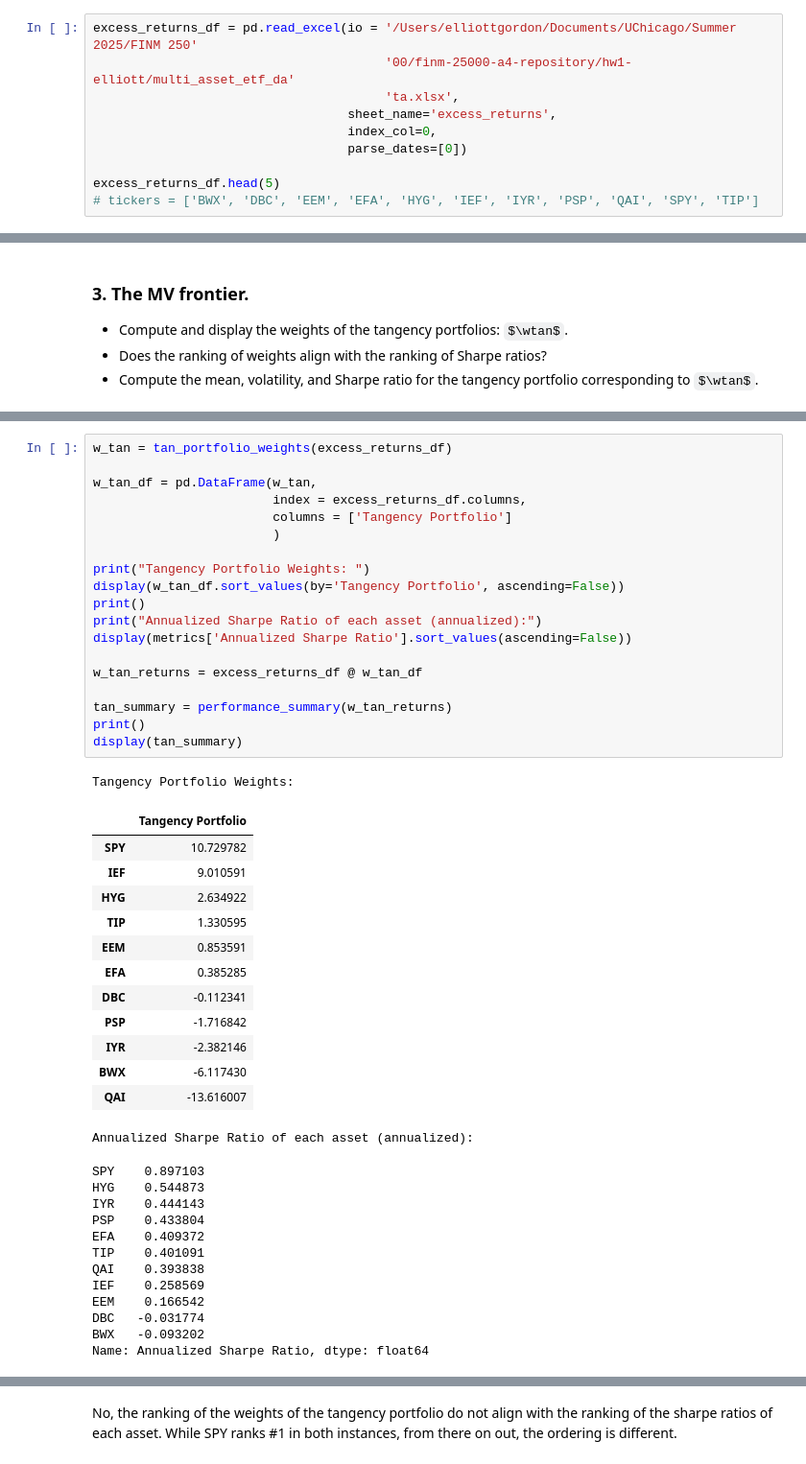
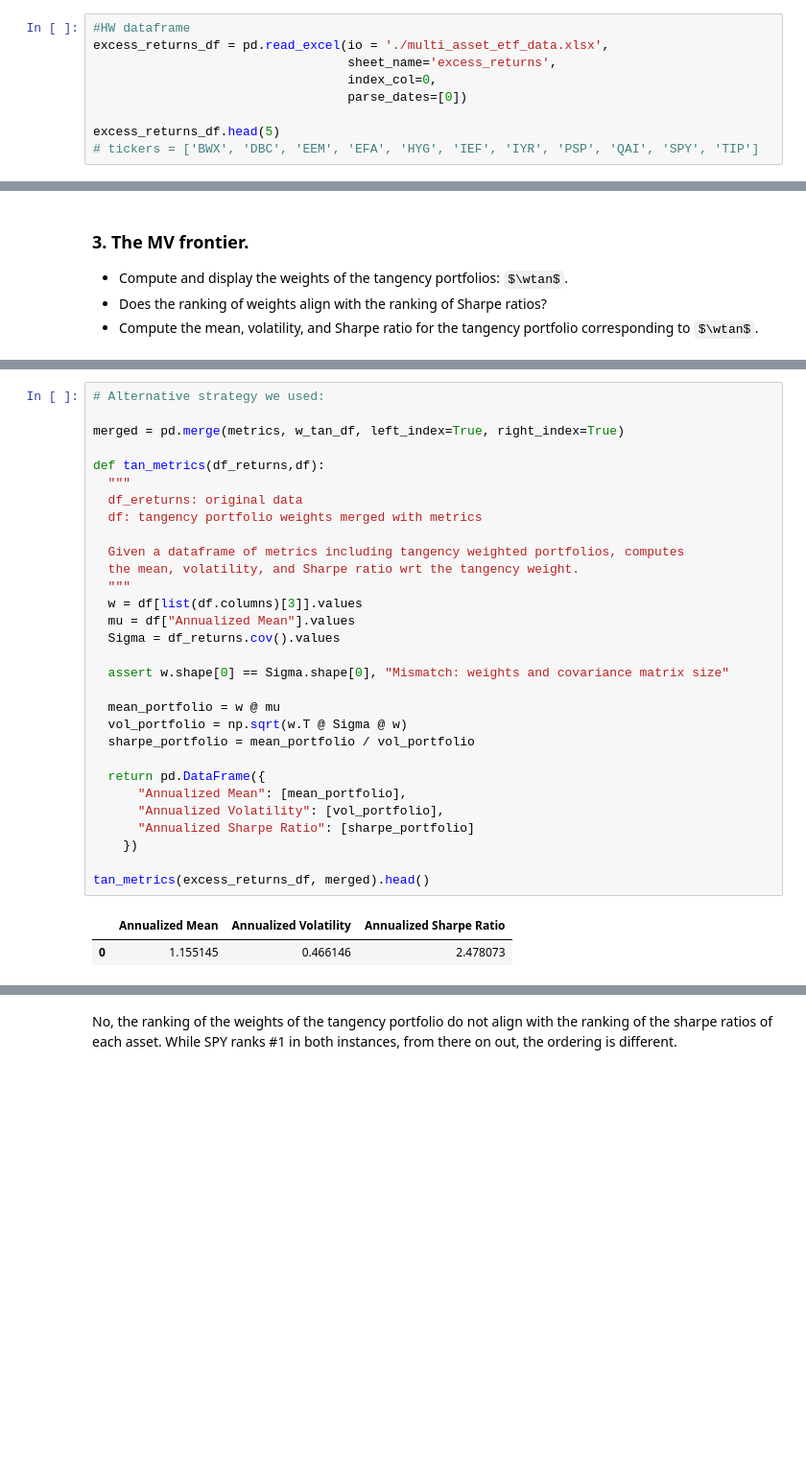
Before and after one commit to elliottgordon/finm-25000-a4-repository, a Jupyter notebook: hw1/Elliott_Homework_1.ipynb, the cells around one changed output, grey strips where cells are left out. Shown at 96% size. Saved outputs shown, nothing was run; the diff lists cells and outputs as text; some formulas as TeX source; blank space fills up the shorter version.

Commit message:
Merged Georgia and Elliott's work for some questions in Q2 and completed Q2 Part 4

```diff
--- a/hw1/Elliott_Homework_1.ipynb
+++ b/hw1/Elliott_Homework_1.ipynb
@@ -112,9 +112,8 @@ Be sure to annualize all three statss (mean, vol, Sharpe).
 * vol is scaled by `sqrt(12)`
 * Sharpe is scaled by `sqrt(12)`
 # %%
-excess_returns_df = pd.read_excel(io = '/Users/elliottgordon/Documents/UChicago/Summer 2025/FINM 250'
-                                       '00/finm-25000-a4-repository/hw1-elliott/multi_asset_etf_da'
-                                       'ta.xlsx',
+#HW dataframe
+excess_returns_df = pd.read_excel(io = './multi_asset_etf_data.xlsx',
                                   sheet_name='excess_returns',
                                   index_col=0,
                                   parse_dates=[0])
@@ -278,46 +347,33 @@ def tan_portfolio_weights(dataframe):
 # %%
-w_tan = tan_portfolio_weights(excess_returns_df)
+# Alternative strategy we used:
 
-w_tan_df = pd.DataFrame(w_tan,
-                        index = excess_returns_df.columns,
-                        columns = ['Tangency Portfolio']
-                        )
+merged = pd.merge(metrics, w_tan_df, left_index=True, right_index=True)
 
-print("Tangency Portfolio Weights: ")
-display(w_tan_df.sort_values(by='Tangency Portfolio', ascending=False))
-print()
-print("Annualized Sharpe Ratio of each asset (annualized):")
-display(metrics['Annualized Sharpe Ratio'].sort_values(ascending=False))
+def tan_metrics(df_returns,df):
+  """
+  df_ereturns: original data
+  df: tangency portfolio weights merged with metrics
 
-w_tan_returns = excess_returns_df @ w_tan_df
+  Given a dataframe of metrics including tangency weighted portfolios, computes
+  the mean, volatility, and Sharpe ratio wrt the tangency weight.
+  """
+  w = df[list(df.columns)[3]].values
+  mu = df["Annualized Mean"].values
+  Sigma = df_returns.cov().values
 
-tan_summary = performance_summary(w_tan_returns)
-print()
-display(tan_summary)
+  assert w.shape[0] == Sigma.shape[0], "Mismatch: weights and covariance matrix size"
+
+  mean_portfolio = w @ mu
+  vol_portfolio = np.sqrt(w.T @ Sigma @ w)
+  sharpe_portfolio = mean_portfolio / vol_portfolio
+
+  return pd.DataFrame({
+      "Annualized Mean": [mean_portfolio],
+      "Annualized Volatility": [vol_portfolio],
+      "Annualized Sharpe Ratio": [sharpe_portfolio]
+    })
+
+tan_metrics(excess_returns_df, merged).head()
 # %% [output]
-Tangency Portfolio Weights:
-|  | Tangency Portfolio |
-| SPY | 10.729782 |
-| IEF | 9.010591 |
-| HYG | 2.634922 |
-| TIP | 1.330595 |
-| EEM | 0.853591 |
-| EFA | 0.385285 |
-| DBC | -0.112341 |
-| PSP | -1.716842 |
-| IYR | -2.382146 |
-| BWX | -6.117430 |
-| QAI | -13.616007 |
+|  | Annualized Mean | Annualized Volatility | Annualized Sharpe Ratio |
+| 0 | 1.155145 | 0.466146 | 2.478073 |
-Annualized Sharpe Ratio of each asset (annualized):
-SPY    0.897103
-HYG    0.544873
-IYR    0.444143
-PSP    0.433804
-EFA    0.409372
-TIP    0.401091
-QAI    0.393838
-IEF    0.258569
-EEM    0.166542
-DBC   -0.031774
-BWX   -0.093202
-Name: Annualized Sharpe Ratio, dtype: float64
```
Also changed, not shown: parts of 19 cells of this notebook.
